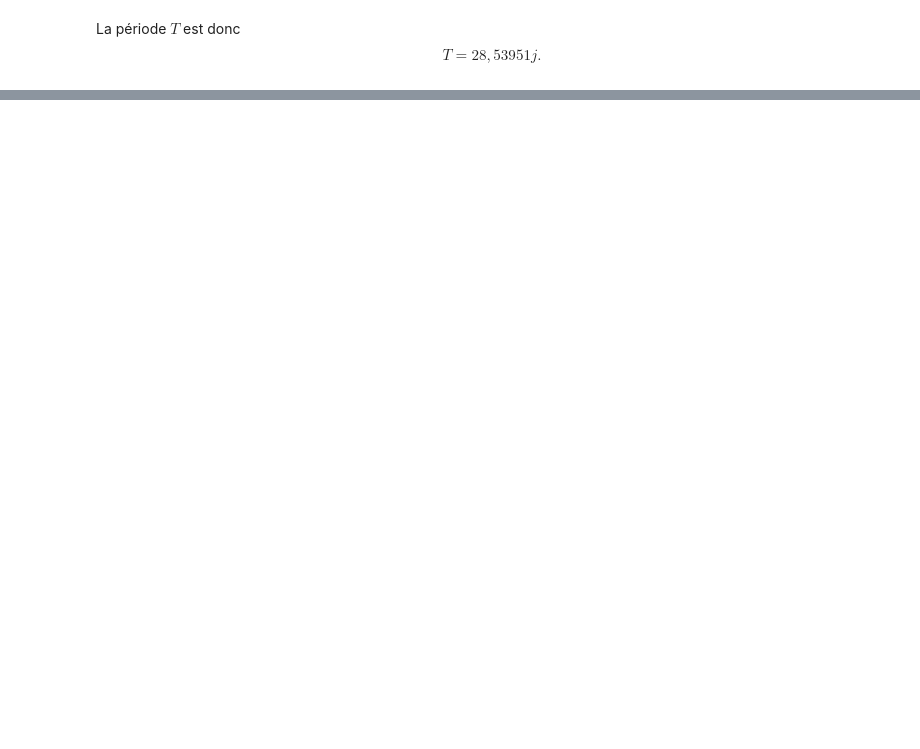
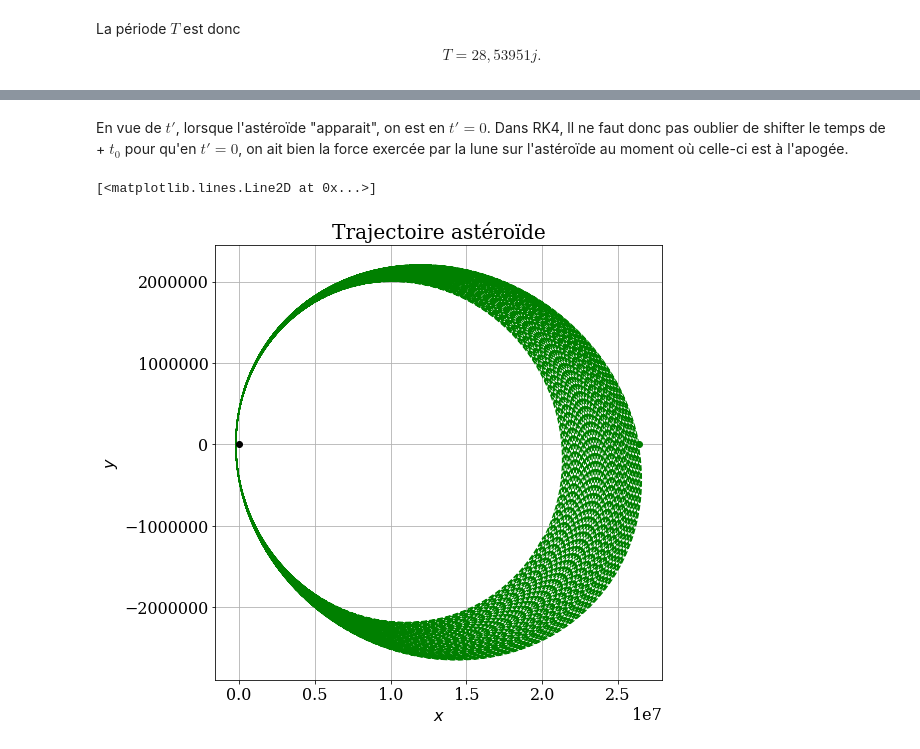
Before and after one commit to Vdpromain/MATHF314_2017, a Jupyter notebook: TP1/Kepler et RK4.ipynb, the cells around one changed output, grey strips where cells are left out. Cells and saved outputs as stored; diff of their text form; code cells hidden in the pictures; blank space fills up the shorter version.

```diff
--- a/TP1/Kepler et RK4.ipynb
+++ b/TP1/Kepler et RK4.ipynb
@@ -225,0 +340,30 @@ La période $T$ est donc $$T=28,53951 j.$$
+# %%
+def rk4_step_t(u,f,t,dt):
+    k1=f(u,t)
+    k2=f(u+dt*k1/2,t+dt/2)
+    k3=f(u+dt*k2/2,t+dt/2)
+    k4=f(u+dt*k3,t)
+    return u+(k1+2*k2+2*k3+k4)*dt/6
+# %%
+w=numpy.empty((N_a,4))
+w[0]=numpy.array([xa0,ya0,vxa0,vya0])
+# %% [markdown]
+En vue de $t'$, lorsque l'astéroïde "apparait", on est en $t'=0$.  Dans RK4, ll ne faut donc pas oublier de shifter le temps de + $t_0$ pour qu'en $t'=0$, on ait bien la force exercée par la lune sur l'astéroïde au moment où celle-ci est à l'apogée.
+# %%
+for t in range(N_a-1):
+    w[t+1]=rk4_step_t(w[t],g,t+t0,dt_a)
+# %%
+x_traj_a=w[:,0]
+y_traj_a=w[:,1]
+# %%
+pyplot.figure(figsize=(8,8))
+pyplot.grid(True)
+pyplot.xlabel('$x$')
+pyplot.ylabel('$y$')
+pyplot.title('Trajectoire astéroïde',fontsize=20)
+pyplot.plot (x_traj_a,y_traj_a, 'g--',lw=1)
+pyplot.plot (xa0,ya0,'go')
+pyplot.plot (0,0,'ko')
+# %% [output]
+[<matplotlib.lines.Line2D at 0x...>]
+[figure, added]
```
Also changed, not shown: parts of 34 cells of this notebook, 2 other files.
